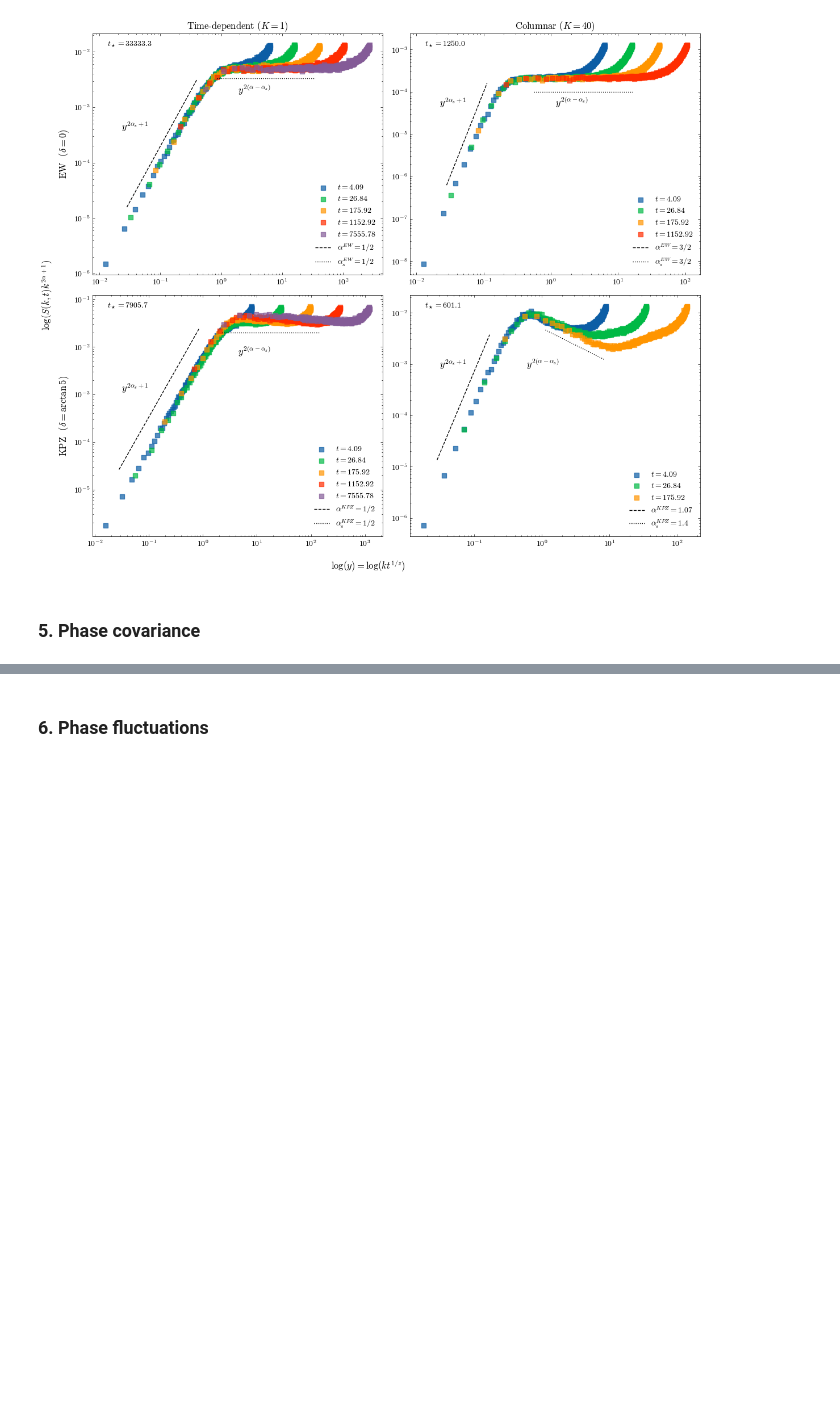
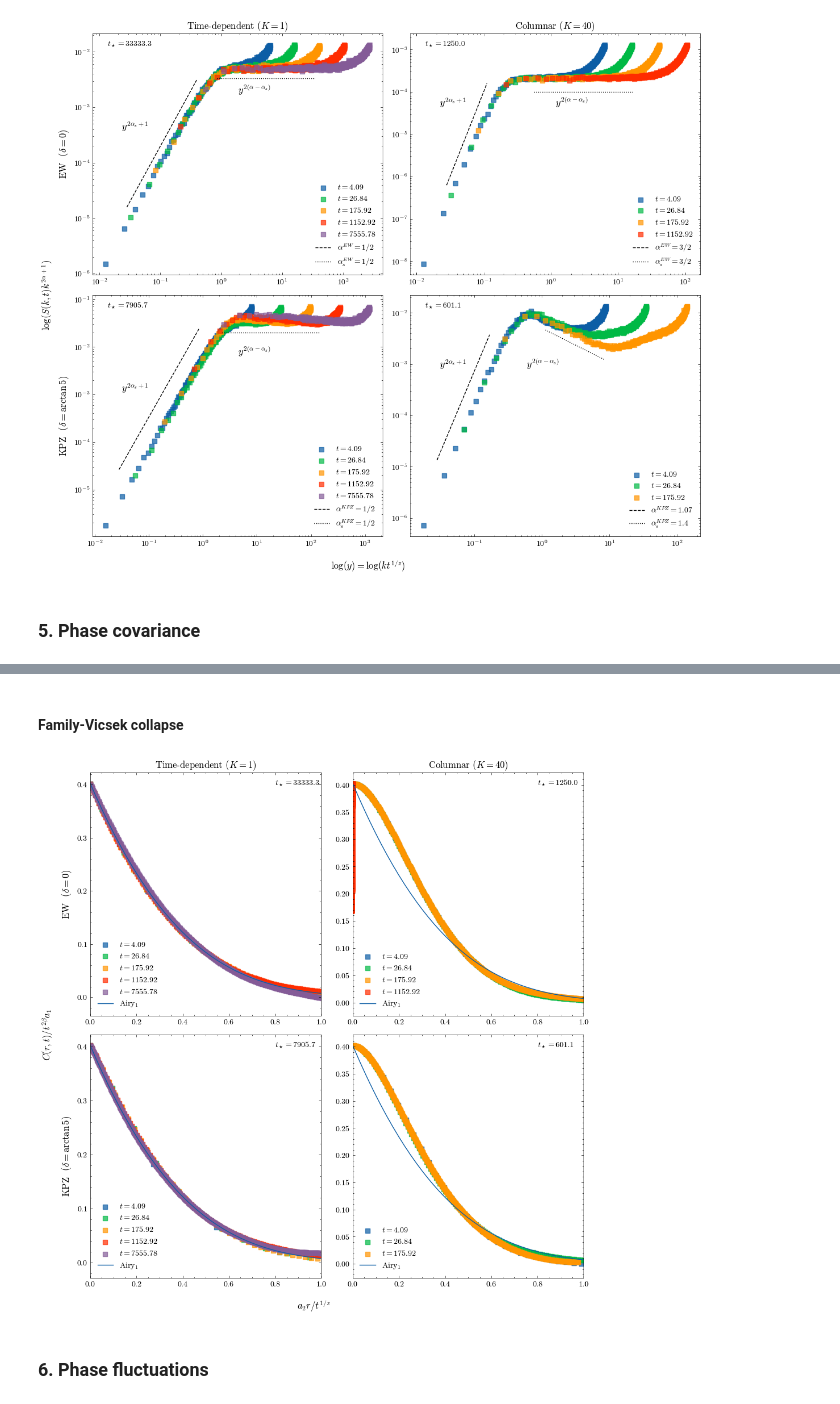
Before and after one commit to goznalo-git/RoughKuramoto, a Jupyter notebook: 1-All_together.ipynb, the cells around one changed output, grey strips where cells are left out. Saved outputs shown, nothing was run; the diff lists cells and outputs as text; code cells hidden in the pictures; blank space fills up the shorter version.

```diff
--- a/1-All_together.ipynb
+++ b/1-All_together.ipynb
@@ -412,2 +418,8 @@ plot_structurefactor_collapse(avg_df, L, T, tx)
+# %% [markdown]
+#### Family-Vicsek collapse
+# %%
+_, _ = plot_phasecovariance_collapse(avg_df, L, T, tx, Ks=[1,40])
+# %% [output]
+[figure, added]
 # %% [markdown]
 ### 6. Phase fluctuations
```
Also changed, not shown: parts of 3 cells of this notebook, 7 other files.
